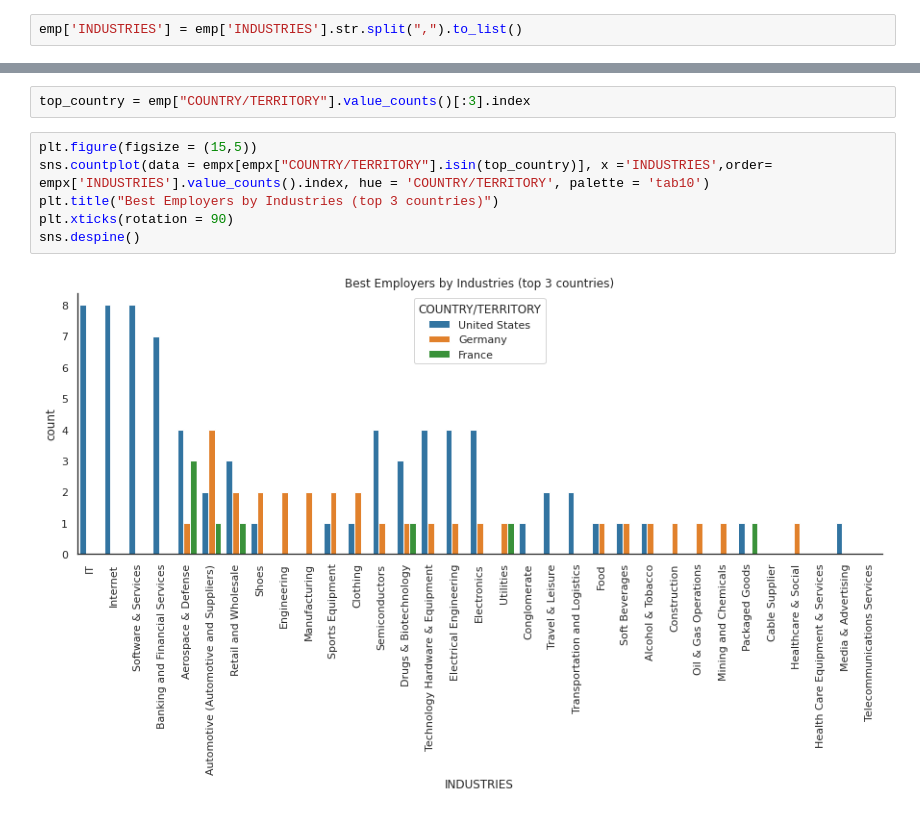
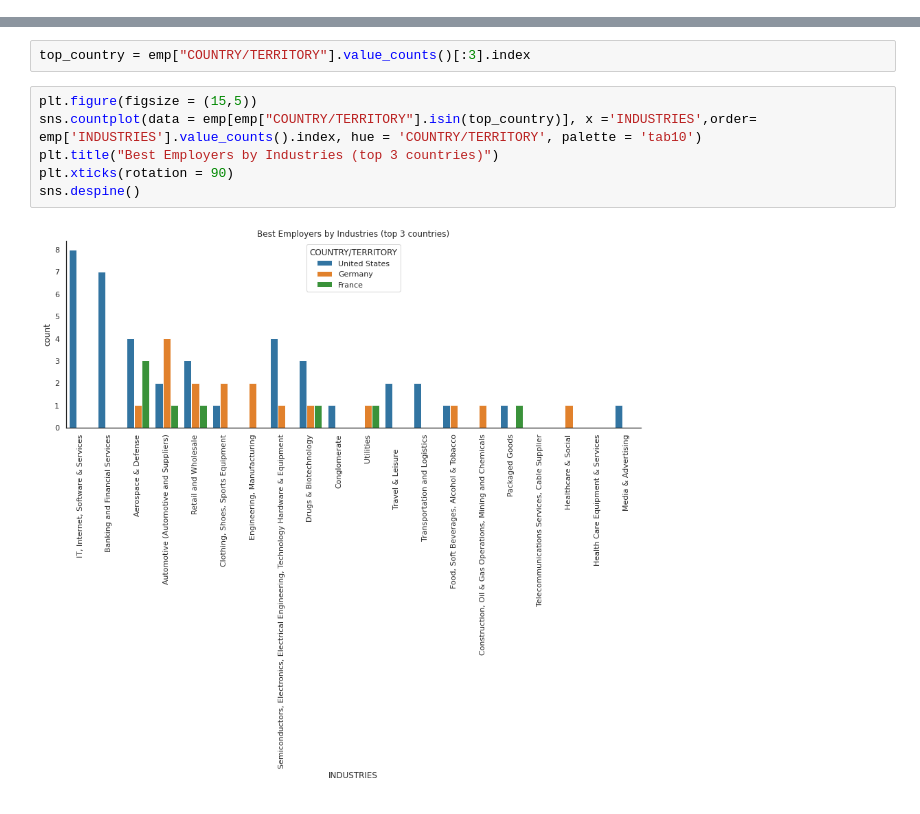
Before and after one commit to i6ty3/i6ty3.github.io, a Jupyter notebook: best-employers.ipynb, the cells around one changed output, grey strips where cells are left out. Saved outputs shown, nothing was run; the diff lists cells and outputs as text.

```diff
--- a/best-employers.ipynb
+++ b/best-employers.ipynb
@@ -83,5 +85,3 @@ sns.despine()
 [figure]
 # %% [markdown]
 # Tech Industries at the Top
-# %%
-emp['INDUSTRIES'] = emp['INDUSTRIES'].str.split(",").to_list()
@@ -102,9 +99,9 @@ sns.despine()
 top_country = emp["COUNTRY/TERRITORY"].value_counts()[:3].index
 # %%
 plt.figure(figsize = (15,5))
-sns.countplot(data = empx[empx["COUNTRY/TERRITORY"].isin(top_country)], x ='INDUSTRIES',order= empx['INDUSTRIES'].value_counts().index, hue = 'COUNTRY/TERRITORY', palette = 'tab10')
+sns.countplot(data = emp[emp["COUNTRY/TERRITORY"].isin(top_country)], x ='INDUSTRIES',order= emp['INDUSTRIES'].value_counts().index, hue = 'COUNTRY/TERRITORY', palette = 'tab10')
 plt.title("Best Employers by Industries (top 3 countries)")
 plt.xticks(rotation = 90)
 sns.despine()
 # %% [output]
-[figure, old version]
+[figure, new version]
```
Also changed, not shown: parts of 3 cells of this notebook.
